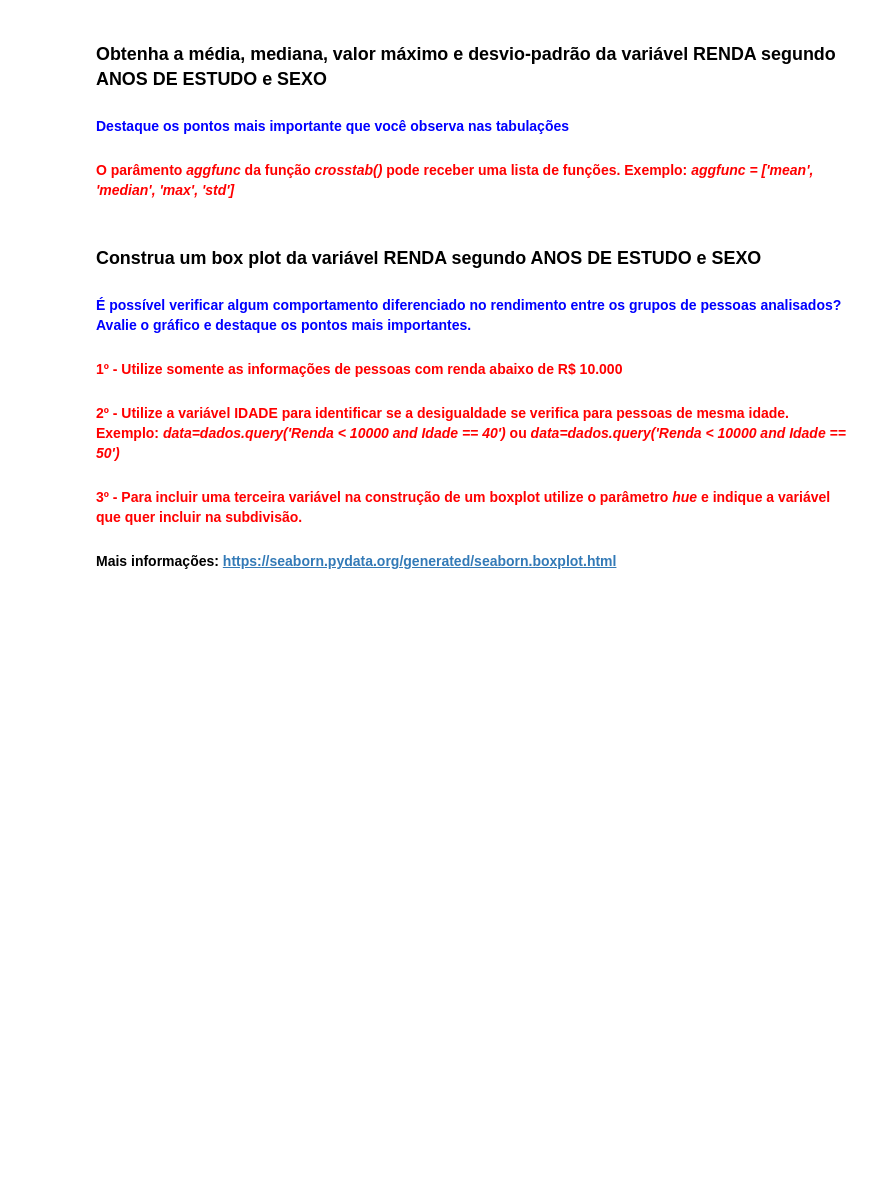
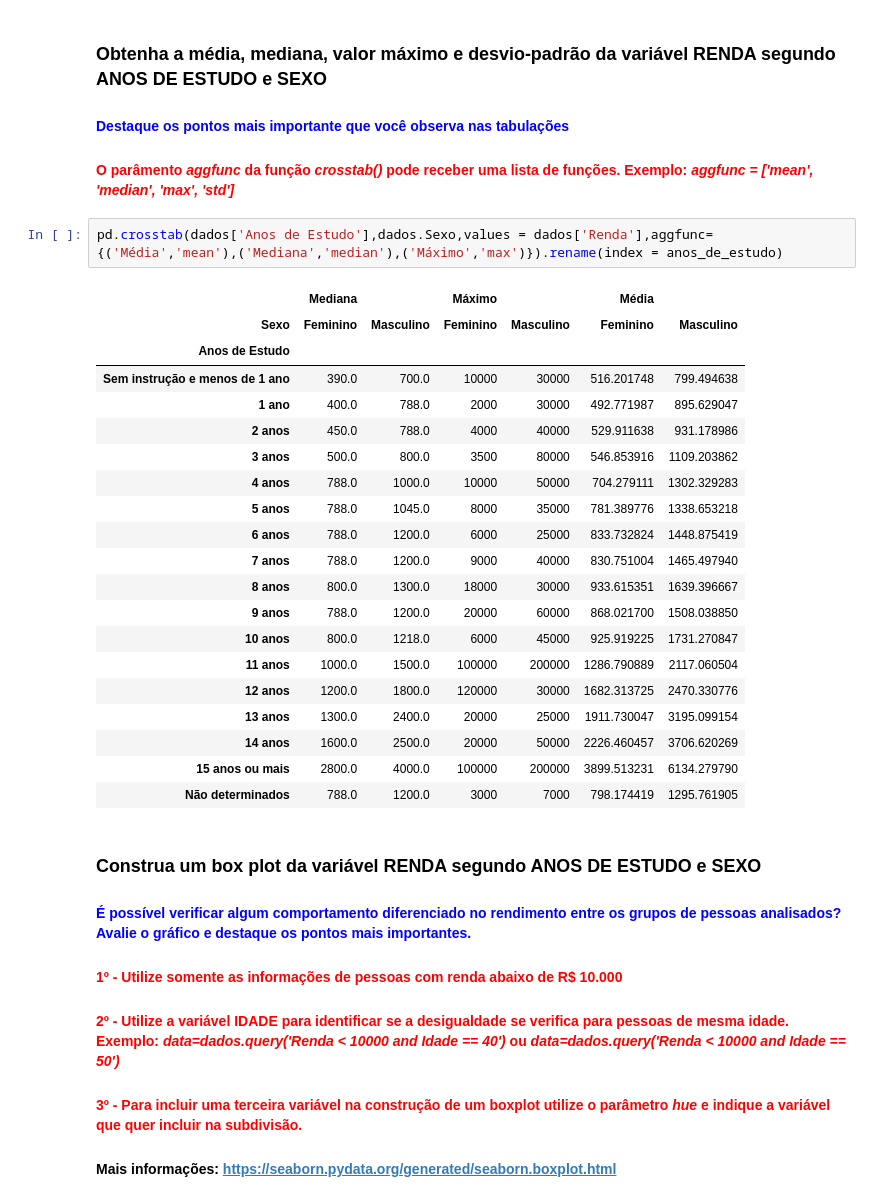
Before and after one commit to smcco94/DataAnalytics, a Jupyter notebook: Formação_Data_Sciency/Modulo_1/Projetos/Analise_Descritiva/Análise_Descritiva.ipynb, the cells around one changed output. Cells and saved outputs as stored; diff of their text form; blank space fills up the shorter version.

```diff
--- a/Formação_Data_Sciency/Modulo_1/Projetos/Analise_Descritiva/Análise_Descritiva.ipynb
+++ b/Formação_Data_Sciency/Modulo_1/Projetos/Analise_Descritiva/Análise_Descritiva.ipynb
@@ -529,6 +538,29 @@ from scipy import stats
 ### Obtenha a média, mediana, valor máximo e desvio-padrão da variável RENDA segundo ANOS DE ESTUDO e SEXO
 #### <font color='blue'>Destaque os pontos mais importante que você observa nas tabulações</font>
 #### <font color='red'>O parâmento <i>aggfunc</i> da função <i>crosstab()</i> pode receber uma lista de funções. Exemplo: <i>aggfunc = ['mean', 'median', 'max', 'std']</i></font>
+# %%
+pd.crosstab(dados['Anos de Estudo'],dados.Sexo,values = dados['Renda'],aggfunc={('Média','mean'),('Mediana','median'),('Máximo','max')}).rename(index = anos_de_estudo)
+# %% [output]
+|  | Mediana |  | Máximo |  | Média |  |
+| Sexo | Feminino | Masculino | Feminino | Masculino | Feminino | Masculino |
+| Anos de Estudo |  |  |  |  |  |  |
+| Sem instrução e menos de 1 ano | 390.0 | 700.0 | 10000 | 30000 | 516.201748 | 799.494638 |
+| 1 ano | 400.0 | 788.0 | 2000 | 30000 | 492.771987 | 895.629047 |
+| 2 anos | 450.0 | 788.0 | 4000 | 40000 | 529.911638 | 931.178986 |
+| 3 anos | 500.0 | 800.0 | 3500 | 80000 | 546.853916 | 1109.203862 |
+| 4 anos | 788.0 | 1000.0 | 10000 | 50000 | 704.279111 | 1302.329283 |
+| 5 anos | 788.0 | 1045.0 | 8000 | 35000 | 781.389776 | 1338.653218 |
+| 6 anos | 788.0 | 1200.0 | 6000 | 25000 | 833.732824 | 1448.875419 |
+| 7 anos | 788.0 | 1200.0 | 9000 | 40000 | 830.751004 | 1465.497940 |
+| 8 anos | 800.0 | 1300.0 | 18000 | 30000 | 933.615351 | 1639.396667 |
+| 9 anos | 788.0 | 1200.0 | 20000 | 60000 | 868.021700 | 1508.038850 |
+| 10 anos | 800.0 | 1218.0 | 6000 | 45000 | 925.919225 | 1731.270847 |
+| 11 anos | 1000.0 | 1500.0 | 100000 | 200000 | 1286.790889 | 2117.060504 |
+| 12 anos | 1200.0 | 1800.0 | 120000 | 30000 | 1682.313725 | 2470.330776 |
+| 13 anos | 1300.0 | 2400.0 | 20000 | 25000 | 1911.730047 | 3195.099154 |
+| 14 anos | 1600.0 | 2500.0 | 20000 | 50000 | 2226.460457 | 3706.620269 |
+| 15 anos ou mais | 2800.0 | 4000.0 | 100000 | 200000 | 3899.513231 | 6134.279790 |
+| Não determinados | 788.0 | 1200.0 | 3000 | 7000 | 798.174419 | 1295.761905 |
 # %% [markdown]
 ### Construa um box plot da variável RENDA segundo ANOS DE ESTUDO e SEXO
 #### <font color='blue'>É possível verificar algum comportamento diferenciado no rendimento entre os grupos de pessoas analisados? Avalie o gráfico e destaque os pontos mais importantes.</font>
```
Also changed, not shown: parts of 5 cells of this notebook.
